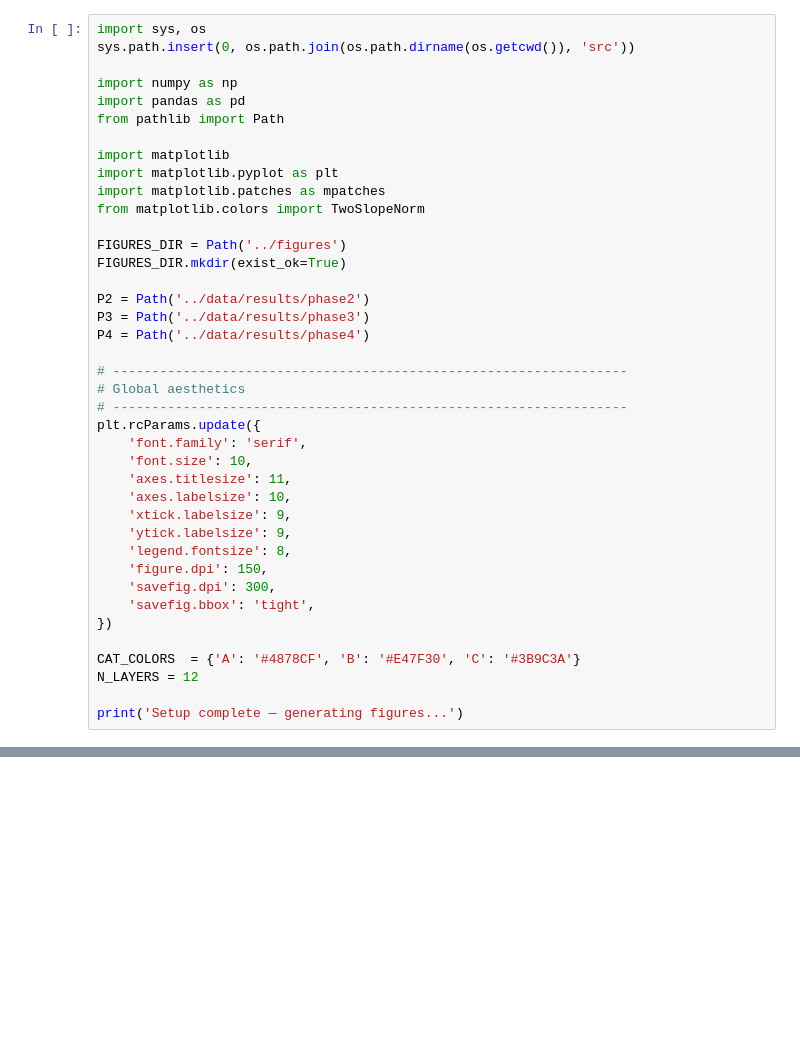
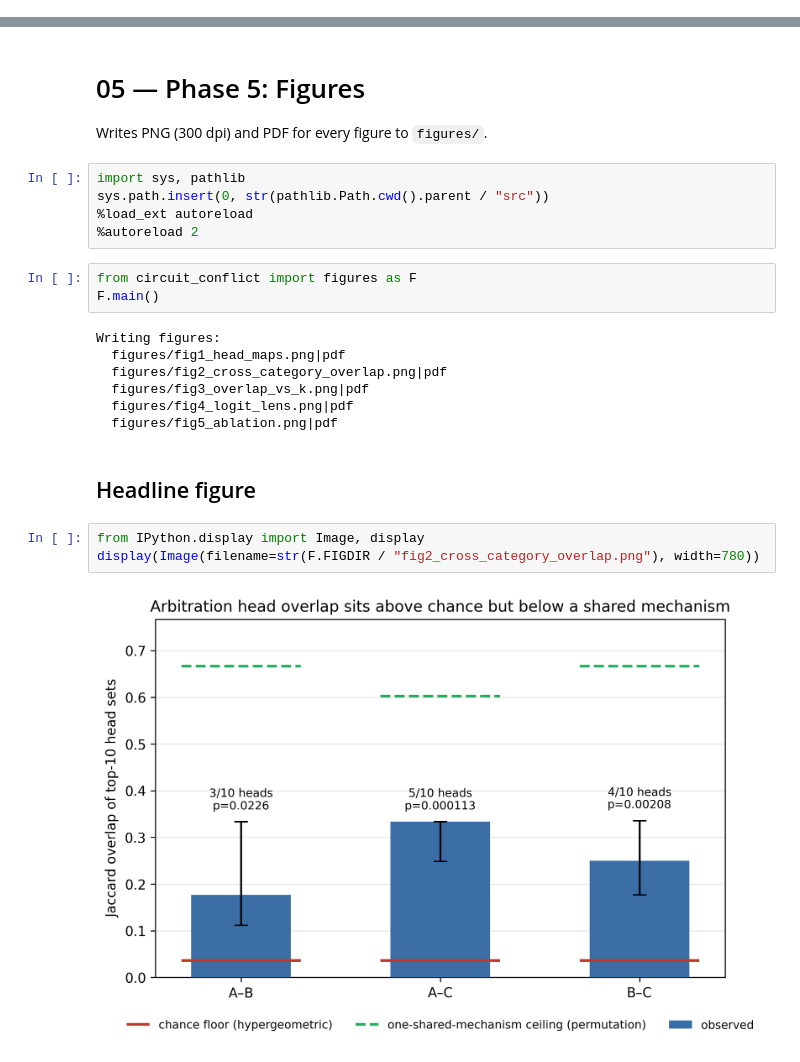
Before and after one commit to Ace-Khan/circuit-conflict, a Jupyter notebook: notebooks/05_phase5_figures.ipynb, the cells around one changed output, grey strips where cells are left out. Drawn from its saved outputs; the diff is of its cells as text; blank space fills up the shorter version.

```diff
--- a/notebooks/05_phase5_figures.ipynb
+++ b/notebooks/05_phase5_figures.ipynb
@@ -16,40 +0,0 @@ two-column conference paper (NeurIPS / ICLR width = 3.25 in per column).
-# %%
-import sys, os
-sys.path.insert(0, os.path.join(os.path.dirname(os.getcwd()), 'src'))
-
-import numpy as np
-import pandas as pd
-from pathlib import Path
-
-import matplotlib
-import matplotlib.pyplot as plt
-import matplotlib.patches as mpatches
-from matplotlib.colors import TwoSlopeNorm
-
-FIGURES_DIR = Path('../figures')
-FIGURES_DIR.mkdir(exist_ok=True)
-
-P2 = Path('../data/results/phase2')
-P3 = Path('../data/results/phase3')
-P4 = Path('../data/results/phase4')
-
-# ------------------------------------------------------------------
-# Global aesthetics
-# ------------------------------------------------------------------
-plt.rcParams.update({
-    'font.family': 'serif',
-    'font.size': 10,
-    'axes.titlesize': 11,
-    'axes.labelsize': 10,
-    'xtick.labelsize': 9,
-    'ytick.labelsize': 9,
-    'legend.fontsize': 8,
-    'figure.dpi': 150,
-    'savefig.dpi': 300,
-    'savefig.bbox': 'tight',
-})
-
-CAT_COLORS  = {'A': '#4878CF', 'B': '#E47F30', 'C': '#3B9C3A'}
-N_LAYERS = 12
-
-print('Setup complete — generating figures...')
@@ -303,0 +1,26 @@ print('\nPhase 5 complete — all figures saved to figures/ ✓')
+# %% [markdown]
+# 05 — Phase 5: Figures
+
+Writes PNG (300 dpi) and PDF for every figure to `figures/`.
+# %%
+import sys, pathlib
+sys.path.insert(0, str(pathlib.Path.cwd().parent / "src"))
+%load_ext autoreload
+%autoreload 2
+# %%
+from circuit_conflict import figures as F
+F.main()
+# %% [output]
+Writing figures:
+  figures/fig1_head_maps.png|pdf
+  figures/fig2_cross_category_overlap.png|pdf
+  figures/fig3_overlap_vs_k.png|pdf
+  figures/fig4_logit_lens.png|pdf
+  figures/fig5_ablation.png|pdf
+# %% [markdown]
+## Headline figure
+# %%
+from IPython.display import Image, display
+display(Image(filename=str(F.FIGDIR / "fig2_cross_category_overlap.png"), width=780))
+# %% [output]
+[figure, added]
```
Also changed, not shown: parts of 14 cells of this notebook, 21 other files.
